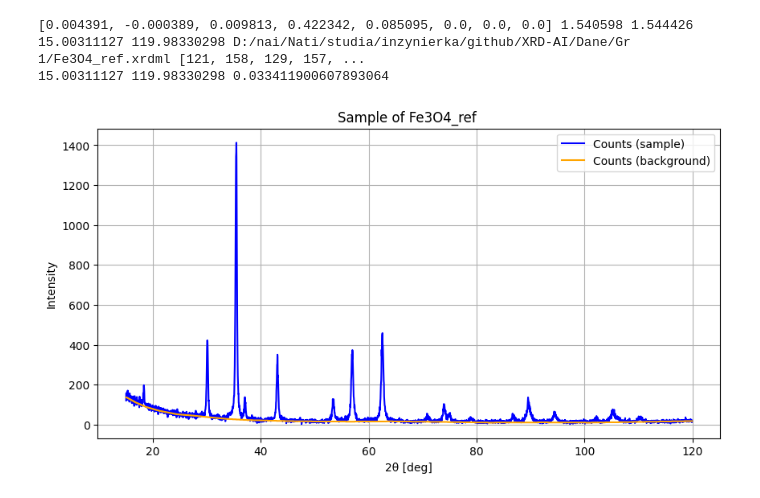
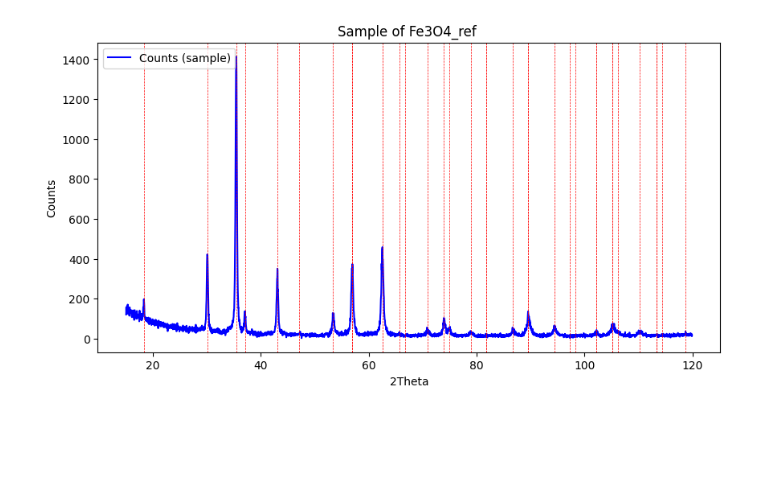
Before and after one commit to natkurdz/XRD-AI, a Jupyter notebook: testing_sample.ipynb, the cells around one changed output. Cells and saved outputs as stored; diff of their text form; code cells hidden in the pictures; blank space fills up the shorter version.

Commit message:
Testing sample - exploring data through  plots

```diff
--- a/testing_sample.ipynb
+++ b/testing_sample.ipynb
@@ -24 +24,14 @@ def read_data():
+# %%
+def read_data_of_hkl(hkl_plus):
+    '''function reading data hkl and everything of hkl file'''
+    h = hkl_plus['h']
+    k = hkl_plus['k']
+    l = hkl_plus['l']
+    mult = hkl_plus['mult']
+    sinT_lamb = hkl_plus['sinT_lamb']
+    two_theta = hkl_plus['tt']
+    fwhm = hkl_plus['fwhm']
+    f2 = hkl_plus['f2']
+    sf2 = hkl_plus['sf2']
+    return h,k,l,mult,sinT_lamb,two_theta,fwhm,f2,sf2
 # %%
@@ -46,2 +50,17 @@ def plot_sample__bac(counts,counts_bac,name,theta_start,theta_stop):
     plt.legend()
     plt.show()
+# %%
+def plot_with_theta_sample(counts,name,theta_start,theta_stop,two_theta):
+    step = len(counts)
+    N = ((theta_stop - theta_start)/step)
+    x = np.arange(theta_start, theta_stop, N)
+
+    plt.figure(figsize=(10, 5))
+    plt.plot(x, counts, label="Counts (sample)", color="blue")
+    for i in range(len(two_theta)):
+        plt.axvline(x=two_theta[i], color='red', linestyle='--', linewidth=0.5)
+    plt.xlabel("2Theta")
+    plt.ylabel("Counts")
+    plt.title(f"Sample of {name} ")
+    plt.legend()
+    plt.show()
@@ -48,7 +94,9 @@ def plot_sample__bac(counts,counts_bac,name,theta_start,theta_stop):
 # %%
-uvw_xy, kalpha1,kalpha2,theta_start,theta_stop,path, counts, start_step_end, counts_bac,name = read_data()
-plot_sample__bac(counts,counts_bac,name,theta_start,theta_stop)
+uvw_xy, kalpha1,kalpha2,theta_start,theta_stop,path, counts, start_step_end, counts_bac,name,hkl_plus= read_data()
+h,k,l,mult,sinT_lamb,two_theta,fwhm,f2,sf2 = read_data_of_hkl(hkl_plus)
+# plot_sample__bac(counts,counts_bac,name,theta_start,theta_stop,True)
+# checking_part_of_plot(counts,theta_start,theta_stop,two_theta)
-# %% [output]
-[0.004391, -0.000389, 0.009813, 0.422342, 0.085095, 0.0, 0.0, 0.0] 1.540598 1.544426 15.00311127 119.98330298 D:/nai/Nati/studia/inzynierka/github/XRD-AI/Dane/Gr 1/Fe3O4_ref.xrdml [121, 158, 129, 157, ...
-15.00311127 119.98330298 0.033411900607893064
-[figure, removed]
+# %%
+plot_with_theta_sample(counts,name,theta_start,theta_stop,two_theta)
+# %% [output]
+[figure, added]
```
Also changed, not shown: parts of 8 cells of this notebook, 2 other files.
